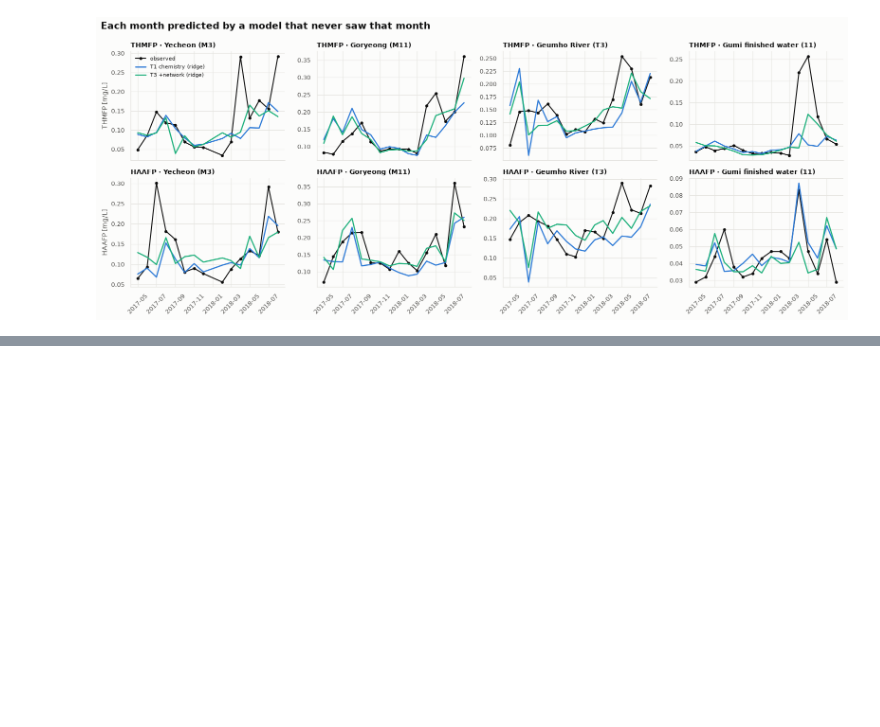
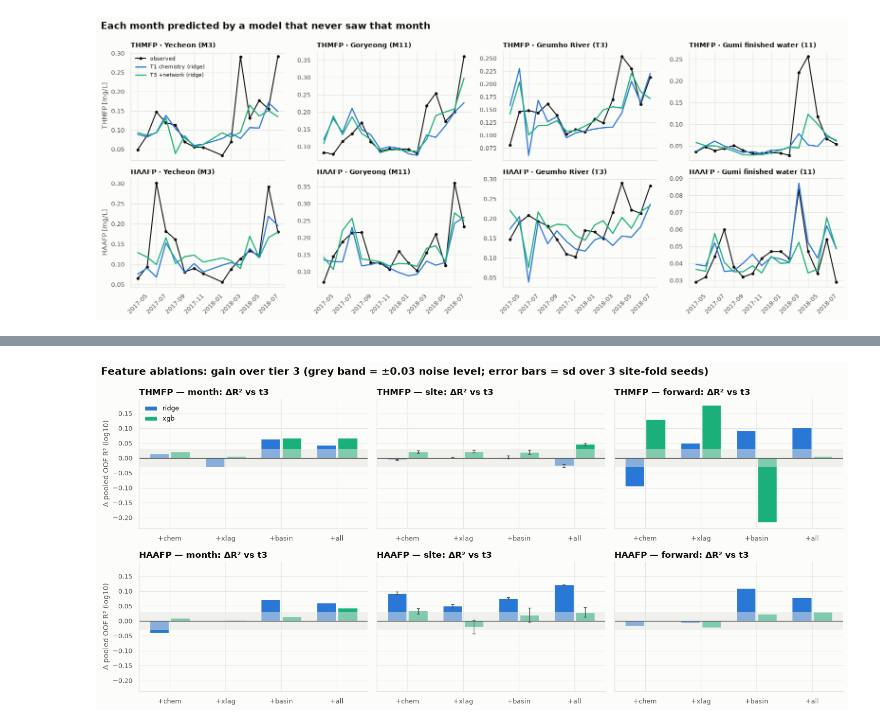
Before and after one commit to thanhtrunghuynh93/Korean_river, a Jupyter notebook: notebooks/modeling.ipynb, the cells around one changed output, grey strips where cells are left out. Cells and saved outputs as stored; diff of their text form; code cells hidden in the pictures; blank space fills up the shorter version.

```diff
--- a/notebooks/modeling.ipynb
+++ b/notebooks/modeling.ipynb
@@ -300,0 +314,9 @@ temporal context adds, per-group behaviour, safeguards against leakage, limitati
+# %%
+abl = exp[exp.tier.isin(EXPERIMENT_ORDER)].copy()
+abl_tab = abl.pivot_table(index=["target", "model", "tier"], columns="scheme", values="r2_log")
+abl_tab = abl_tab.reindex(columns=[s for s in ["month", "site", "forward", "random"] if s in abl_tab.columns])
+abl_tab["honest_mean"] = abl_tab[["month", "site"]].mean(axis=1)
+abl_tab = abl_tab.reset_index()
+abl_tab["tier"] = pd.Categorical(abl_tab["tier"], EXPERIMENT_ORDER, ordered=True)
+abl_tab = abl_tab.sort_values(["target", "model", "tier"]).set_index(["target", "model", "tier"])
+abl_tab.round(3)
@@ -300,0 +342,7 @@ temporal context adds, per-group behaviour, safeguards against leakage, limitati
+# %%
+# delta vs the t3 baseline, same target / model / scheme
+base_t3 = abl[abl.tier == "t3"].set_index(["target", "model", "scheme"])["r2_log"]
+abl["delta"] = abl.r2_log.to_numpy() - base_t3.reindex(pd.MultiIndex.from_frame(abl[["target", "model", "scheme"]])).to_numpy()
+delta = abl.pivot_table(index=["target", "tier"], columns=["scheme", "model"], values="delta")
+delta = delta.reindex(EXPERIMENT_ORDER, level="tier")
+delta.round(3)
@@ -300,0 +363,24 @@ temporal context adds, per-group behaviour, safeguards against leakage, limitati
+# %%
+schemes_abl = ["month", "site", "forward"]
+exps = [e for e in EXPERIMENT_ORDER if e != "t3"]
+fig, axes = plt.subplots(2, 3, figsize=(15, 7), sharey=True)
+w = 0.38
+for i, t in enumerate(TARGETS):
+    for j, s in enumerate(schemes_abl):
+        ax = axes[i, j]
+        for k, m in enumerate(["ridge", "xgb"]):
+            d = abl[(abl.target == t) & (abl.scheme == s) & (abl.model == m)].set_index("tier").reindex(exps)
+            x = np.arange(len(exps)) + (k - 0.5) * w
+            ax.bar(x, d.delta, width=w * 0.92, color=MODEL_COLORS[m], label=m)
+            err = d.r2_seed_sd.fillna(0) if s == "site" else np.zeros(len(exps))
+            if s == "site": ax.errorbar(x, d.delta, yerr=err, fmt="none", ecolor=style.TEXT_2, elinewidth=1, capsize=2)
+        ax.axhline(0, color=style.TEXT_2, lw=1); ax.axhspan(-0.03, 0.03, color=style.GRID, alpha=0.5, lw=0)
+        ax.set_xticks(range(len(exps))); ax.set_xticklabels([e.replace("t3_", "+").replace("t4_all", "+all") for e in exps])
+        ax.set_title(f"{t} — {s}: ΔR² vs t3")
+        if j == 0: ax.set_ylabel("Δ pooled OOF R² (log10)")
+axes[0, 0].legend(loc="upper left")
+fig.suptitle("Feature ablations: gain over tier 3 (grey band = ±0.03 noise level; error bars = sd over 3 site-fold seeds)",
+             x=0.01, ha="left", fontweight="bold")
+fig.tight_layout(); style.savefig(fig, "28_ablation_delta_r2"); plt.show()
+# %% [output]
+[figure, added]
```
Also changed, not shown: parts of 12 cells of this notebook, 5 other files.
